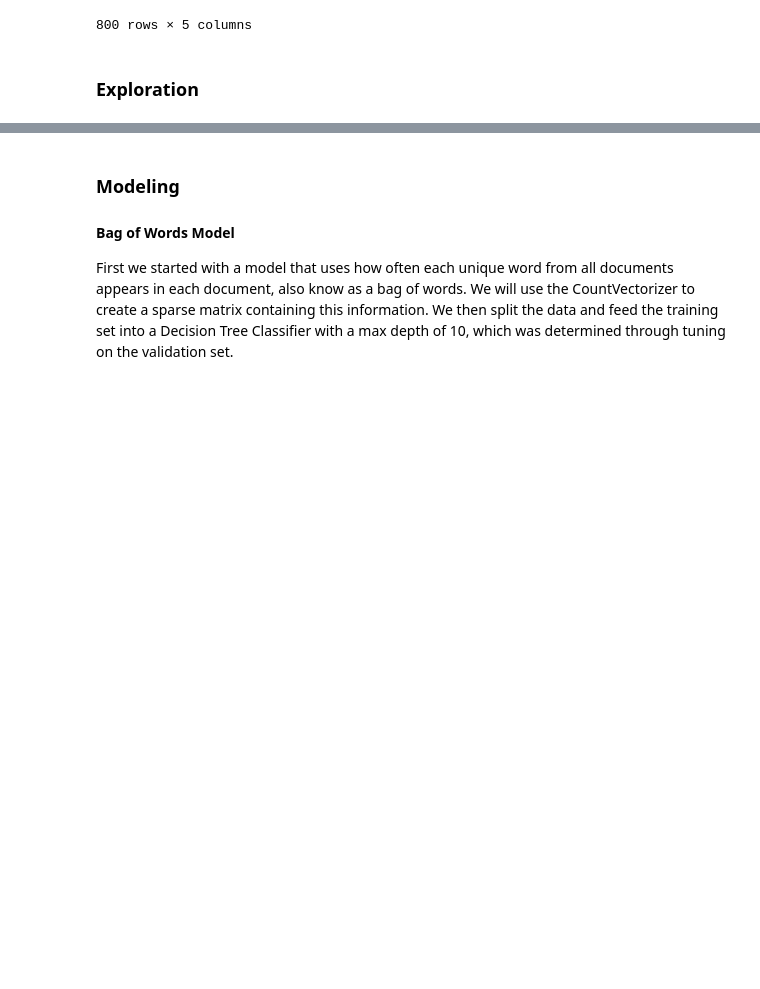
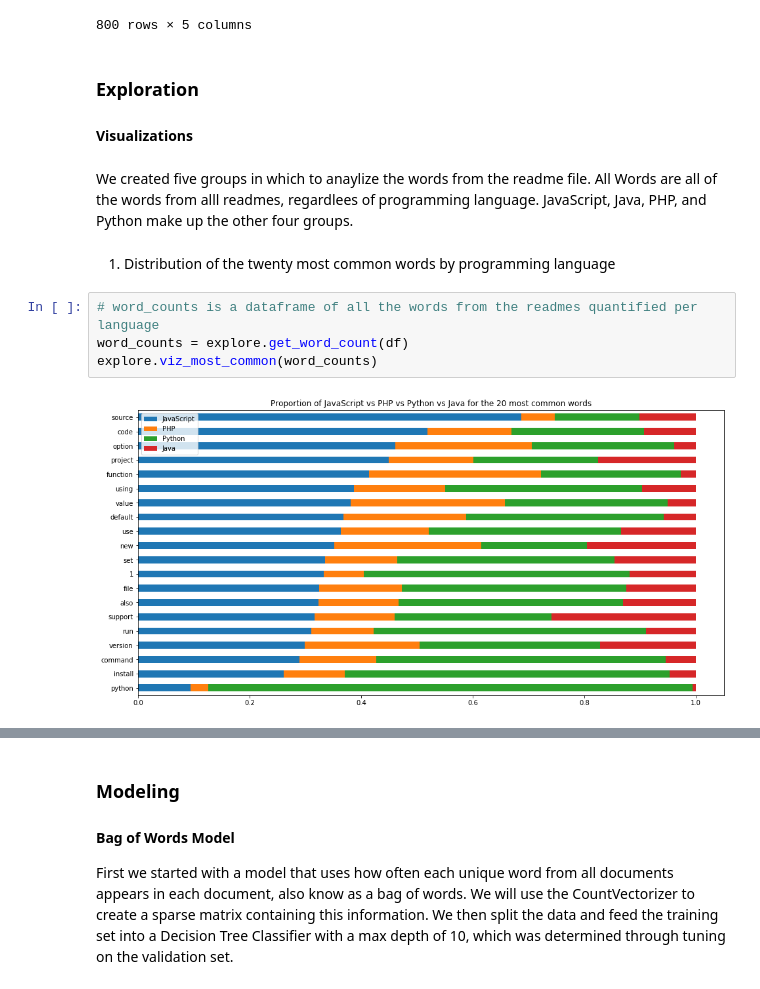
Before and after one commit to Three-Data-Guys/natural-language-processing-github, a Jupyter notebook: github_nlp.ipynb, the cells around one changed output, grey strips where cells are left out. Drawn from its saved outputs; the diff is of its cells as text; blank space fills up the shorter version.

```diff
--- a/github_nlp.ipynb
+++ b/github_nlp.ipynb
@@ -102,3 +105,14 @@ df
 800 rows × 5 columns
 # %% [markdown]
 ### Exploration
+#### Visualizations
+# %% [markdown]
+We created five groups in which to anaylize the words from the readme file. All Words are all of the words from alll readmes, regardlees of programming language. JavaScript, Java, PHP, and Python make up the other four groups.
+# %% [markdown]
+1. Distribution of the twenty most common words by programming language
+# %%
+# word_counts is a dataframe of all the words from the readmes quantified per language
+word_counts = explore.get_word_count(df)
+explore.viz_most_common(word_counts)
+# %% [output]
+[figure, added]
```
Also changed, not shown: parts of 8 cells of this notebook.
